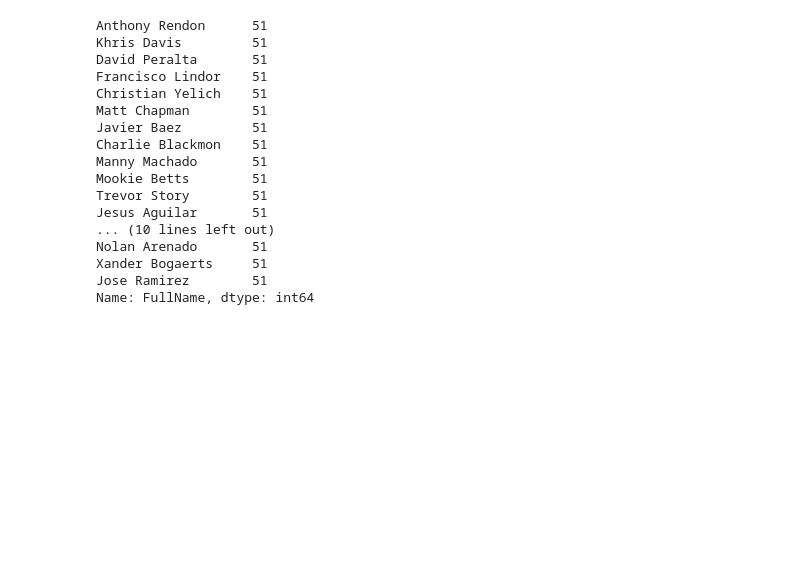
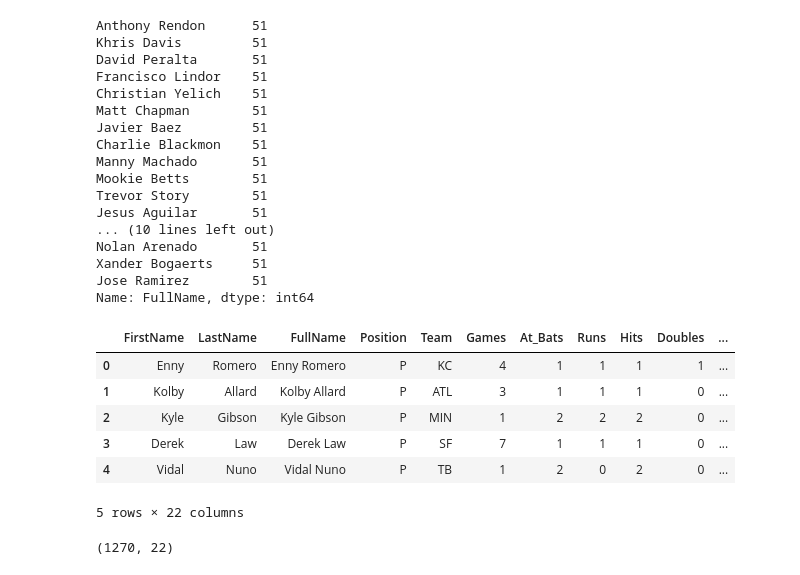
Before and after one commit to mcerow/baseball_salaries_2, a Jupyter notebook: data_collection.ipynb, the cells around one changed output. Saved outputs shown, nothing was run; the diff lists cells and outputs as text; code cells hidden in the pictures; blank space fills up the shorter version.

```diff
--- a/data_collection.ipynb
+++ b/data_collection.ipynb
@@ -398,3 +385,17 @@ Nolan Arenado       51
 Xander Bogaerts     51
 Jose Ramirez        51
 Name: FullName, dtype: int64
+# %%
+df.head()
+# %% [output]
+|  | FirstName | LastName | FullName | Position | Team | Games | At_Bats | Runs | Hits | Doubles | ... |
+| 0 | Enny | Romero | Enny Romero | P | KC | 4 | 1 | 1 | 1 | 1 | ... |
+| 1 | Kolby | Allard | Kolby Allard | P | ATL | 3 | 1 | 1 | 1 | 0 | ... |
+| 2 | Kyle | Gibson | Kyle Gibson | P | MIN | 1 | 2 | 2 | 2 | 0 | ... |
+| 3 | Derek | Law | Derek Law | P | SF | 7 | 1 | 1 | 1 | 0 | ... |
+| 4 | Vidal | Nuno | Vidal Nuno | P | TB | 1 | 2 | 0 | 2 | 0 | ... |
+5 rows × 22 columns
+# %%
+df.shape
+# %% [output]
+(1270, 22)
```
Also changed, not shown: parts of 6 cells of this notebook, 1 other file.
